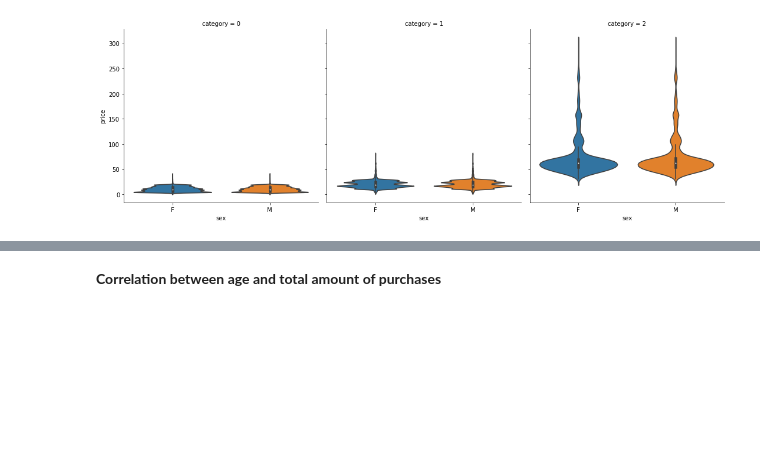
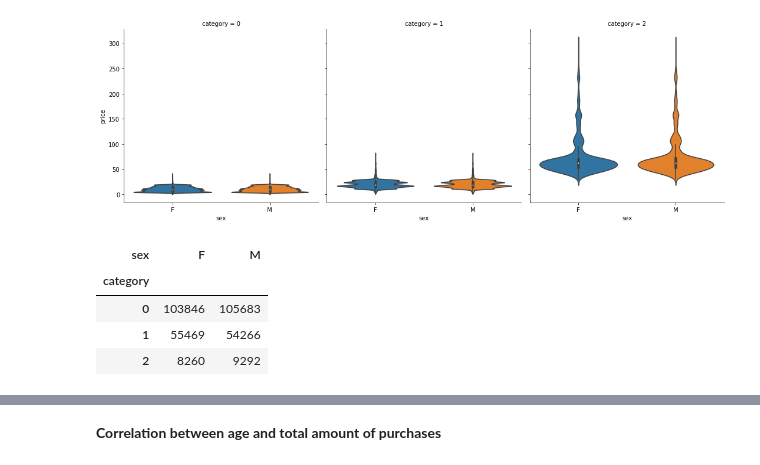
Before and after one commit to furawa/OC_data_analyst_projects, a Jupyter notebook: 02_analyze_company_sales/analyze_company_sales.ipynb, the cells around one changed output, grey strips where cells are left out. Drawn from its saved outputs; the diff is of its cells as text; code cells hidden in the pictures; blank space fills up the shorter version.

```diff
--- a/02_analyze_company_sales/analyze_company_sales.ipynb
+++ b/02_analyze_company_sales/analyze_company_sales.ipynb
@@ -499,3 +500,13 @@ There is no big difference in sales between gender
 sb.catplot(x = "sex", y = "price", col = "category", kind = "violin" ,split = True, data = clean_df);
 # %% [output]
 [figure]
+# %%
+# Contigency table
+gender_category_table = pd.crosstab(index = clean_df.category, columns = clean_df.sex)
+gender_category_table
+# %% [output]
+| sex | F | M |
+| category |  |  |
+| 0 | 103846 | 105683 |
+| 1 | 55469 | 54266 |
+| 2 | 8260 | 9292 |
```
Also changed, not shown: parts of 6 cells of this notebook.
